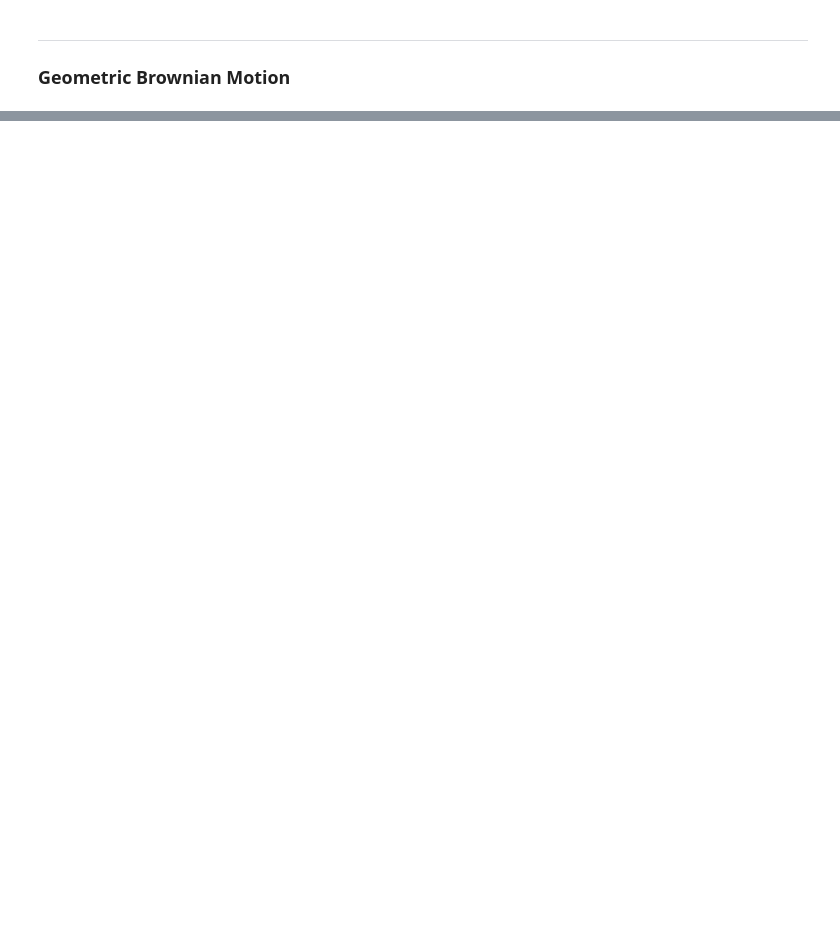
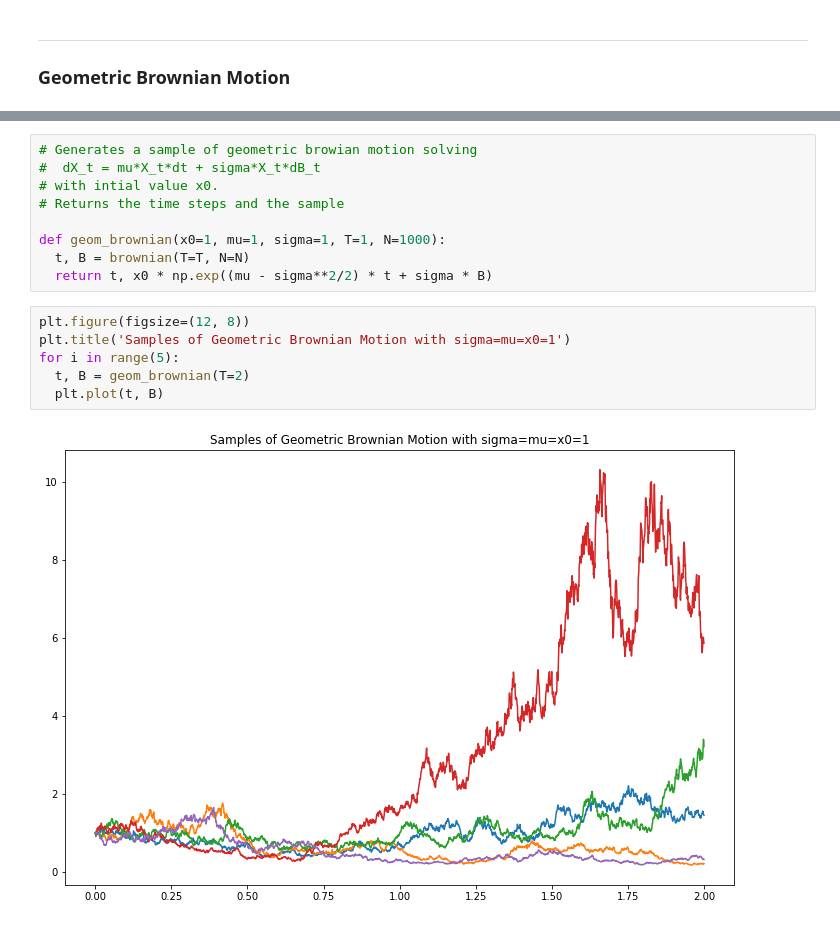
Before and after one commit to kevinrchilders/stochastics, a Jupyter notebook: stochastics.ipynb, the cells around one changed output, grey strips where cells are left out. Cells and saved outputs as stored; diff of their text form; blank space fills up the shorter version.

```diff
--- a/stochastics.ipynb
+++ b/stochastics.ipynb
@@ -674,0 +686,17 @@ RP - 1:          0.4579850944255939
+# %%
+# Generates a sample of geometric browian motion solving
+#  dX_t = mu*X_t*dt + sigma*X_t*dB_t
+# with intial value x0.
+# Returns the time steps and the sample
+
+def geom_brownian(x0=1, mu=1, sigma=1, T=1, N=1000):
+  t, B = brownian(T=T, N=N)
+  return t, x0 * np.exp((mu - sigma**2/2) * t + sigma * B)
+# %%
+plt.figure(figsize=(12, 8))
+plt.title('Samples of Geometric Brownian Motion with sigma=mu=x0=1')
+for i in range(5):
+  t, B = geom_brownian(T=2)
+  plt.plot(t, B)
+# %% [output]
+[figure, added]
```
Also changed, not shown: parts of 21 cells of this notebook.
